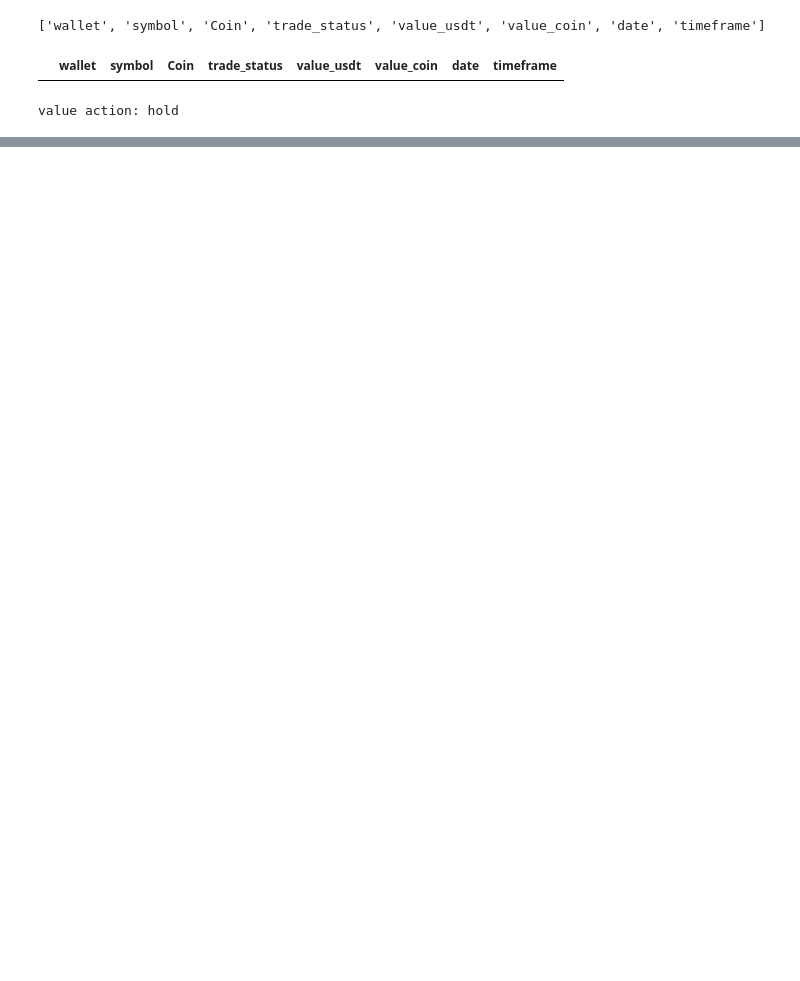
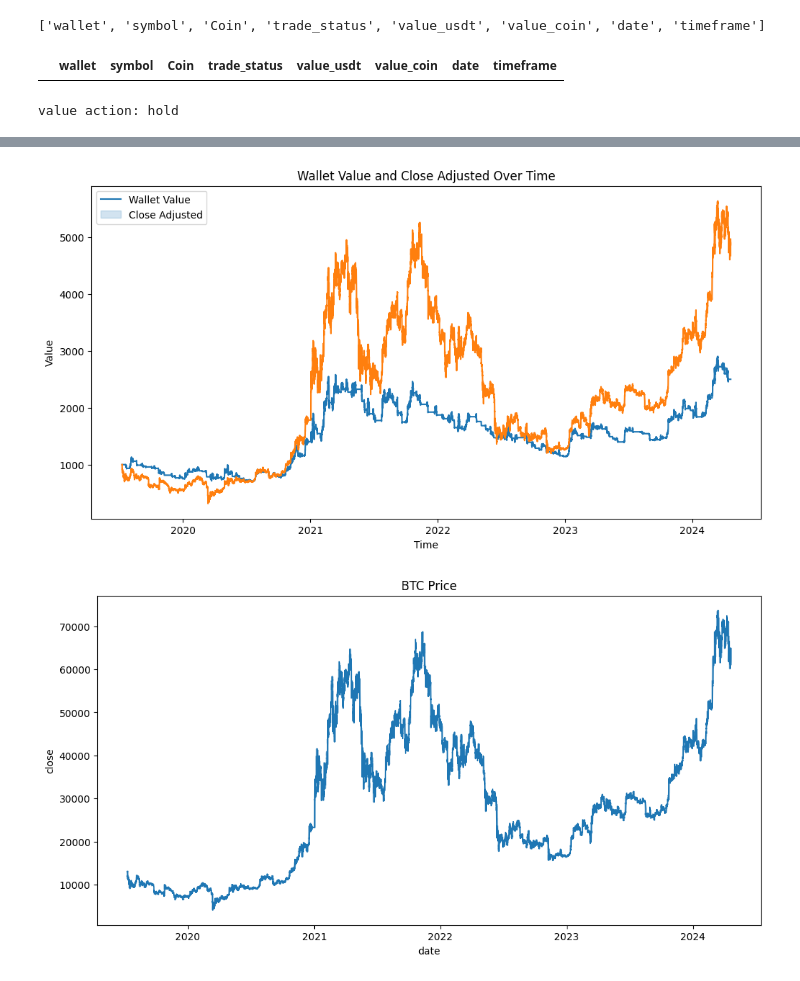
Before and after one commit to hadenai/Cryptobot, a Jupyter notebook: Livetrading/trading_operator_playground.ipynb, the cells around one changed output, grey strips where cells are left out. Saved outputs shown, nothing was run; the diff lists cells and outputs as text; code cells hidden in the pictures; blank space fills up the shorter version.

Commit message:
ajout du notebook de trade et de backtesting

```diff
--- a/Livetrading/trading_operator_playground.ipynb
+++ b/Livetrading/trading_operator_playground.ipynb
@@ -62,6 +55,16 @@ def trading_strategy(data):
         return 'sell'
     else:
         return 'hold'
+# %%
+def i_trading_strategy(data, index):
+    n = 1
+    previous_rows = data.loc[:index].tail(n+1).head(n)
+    if data['ma_short'].loc[index] > data['ma_long'].loc[index] and previous_rows['ma_short'].iloc[0] <= previous_rows['ma_long'].iloc[0]:
+        return 'buy'
+    elif data['ma_short'].loc[index] < data['ma_long'].loc[index] and previous_rows['ma_short'].iloc[0] >= previous_rows['ma_long'].iloc[0]:
+        return 'sell'
+    else:
+        return 'hold'
 # %%
 trade_records={"wallet":0,"symbol":"BTC/USDT","Coin":"BTC","trade_status":"Buy","value_usdt":0,"value_coin":0,"date":time.time(),"timeframe":"1h"}
 print(list(trade_records.keys()))
@@ -73,6 +76,8 @@ historical_trades_records
 # %%
 def calculate_value_wallet(wallet,data):
     return wallet['usdt'] + wallet['coin'] * data['close'].iloc[-1]
+def i_calculate_value_wallet(wallet,row):
+    return wallet['usdt'] + wallet['coin'] * row['close']
 # %%
 condition=True
 
@@ -138,0 +306,11 @@ parameters_records
+# %%
+df=data.copy()
+df=calculate_ma(df)
+wallet={"usdt":1000,"coin":0}
+parameter={"wallet":calculate_value_wallet(wallet,df),"taker_fee":0.1,"maker_fee":0.1,"balance_percentage_usdt":0.1,"balance_percentage_coin":1,"symbol":"BTC/USDT","num_trades":0,"trade_status":"None"}
+parameters_records = pd.DataFrame(columns=list(parameters.keys()))
+
+trade_records={"symbol":"BTC/USDT","Coin":"BTC","trade_status":"Buy","value_usdt":0,"value_coin":0,"date":time.time(),"timeframe":"1h"}
+historical_trades_records = pd.DataFrame(columns=list(trade_records.keys()))
+for index, row in df.iterrows():
+    i_trade(df, parameters, index, 1)
@@ -138,0 +662,13 @@ parameters_records
+# %%
+data = calculate_ma(data)
+
+wallet_start, wallet, parameters, parameters_records= set_starting_trading()
+
+wallet_values, parameters_records, final_wallet_value = backtesting(data, wallet_start, parameters,strategy)
+
+data = ajusting_close(data, wallet_values)
+
+plot_wallet_value_and_close(data)
+# %% [output]
+[figure, added]
+[figure, added]
```
Also changed, not shown: parts of 10 cells of this notebook, 2 other files.
